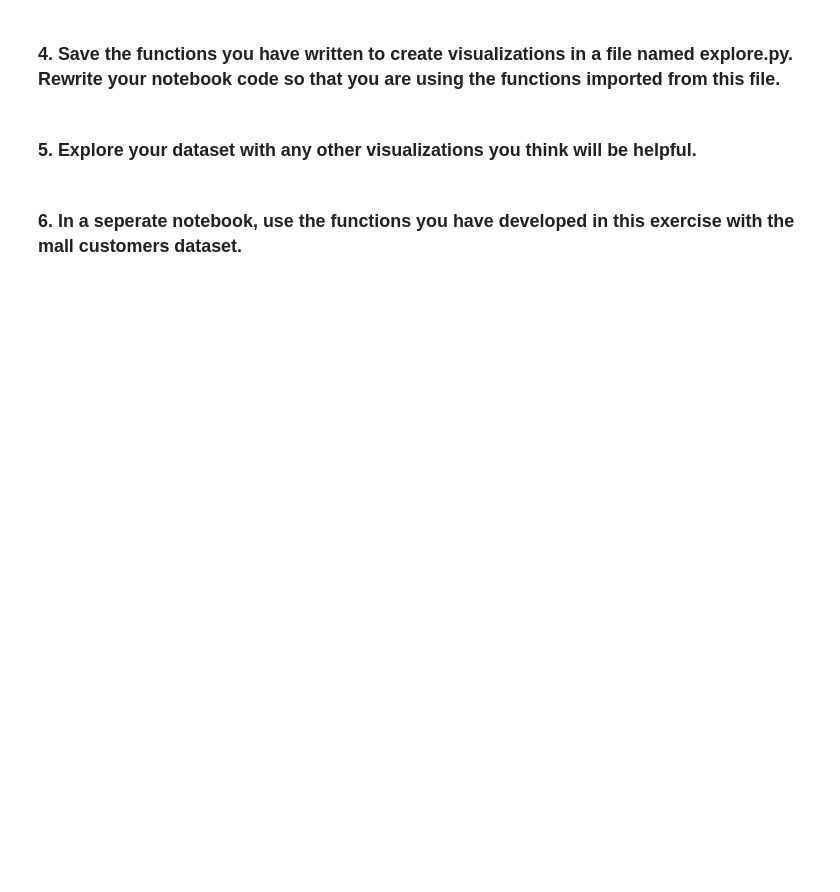
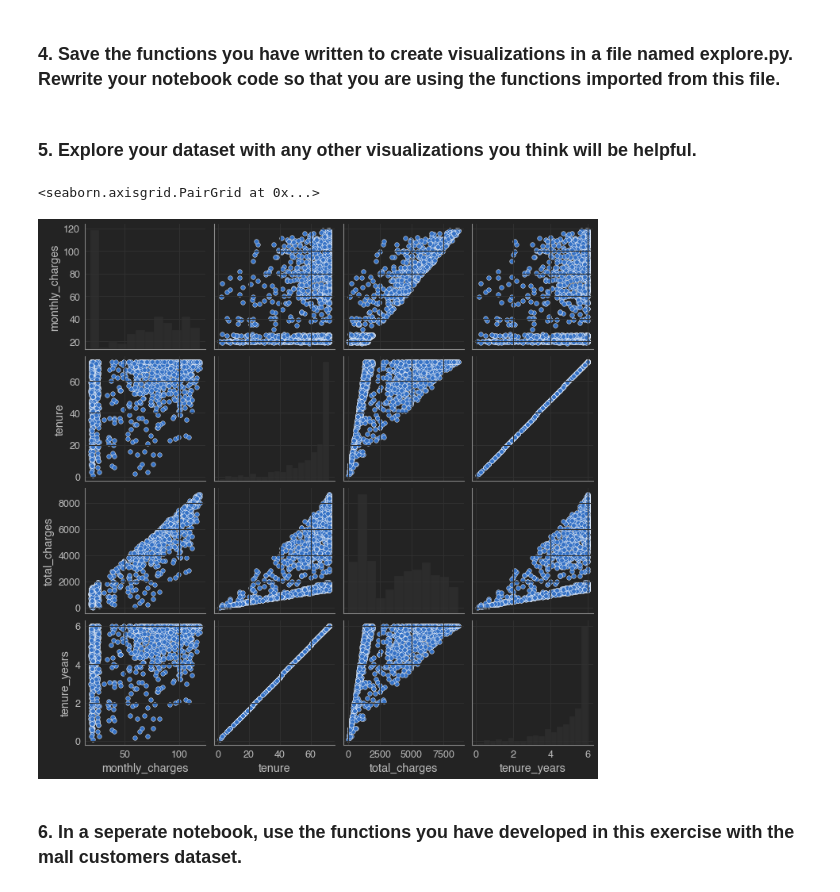
Before and after one commit to Ken-Alviola/regression-exercises, a Jupyter notebook: explore_telco.ipynb, the cells around one changed output. Cells and saved outputs as stored; diff of their text form; code cells hidden in the pictures; blank space fills up the shorter version.

```diff
--- a/explore_telco.ipynb
+++ b/explore_telco.ipynb
@@ -27,5 +77,10 @@ from prepare import scale_data
 ### 4. Save the functions you have written to create visualizations in a file named explore.py. Rewrite your notebook code so that you are using the functions imported from this file.
 # %% [markdown]
 ### 5. Explore your dataset with any other visualizations you think will be helpful.
+# %%
+sns.pairplot(train)
+# %% [output]
+<seaborn.axisgrid.PairGrid at 0x...>
+[figure, added]
 # %% [markdown]
 ### 6. In a seperate notebook, use the functions you have developed in this exercise with the mall customers dataset.
```
Also changed, not shown: parts of 7 cells of this notebook, 2 other files.
